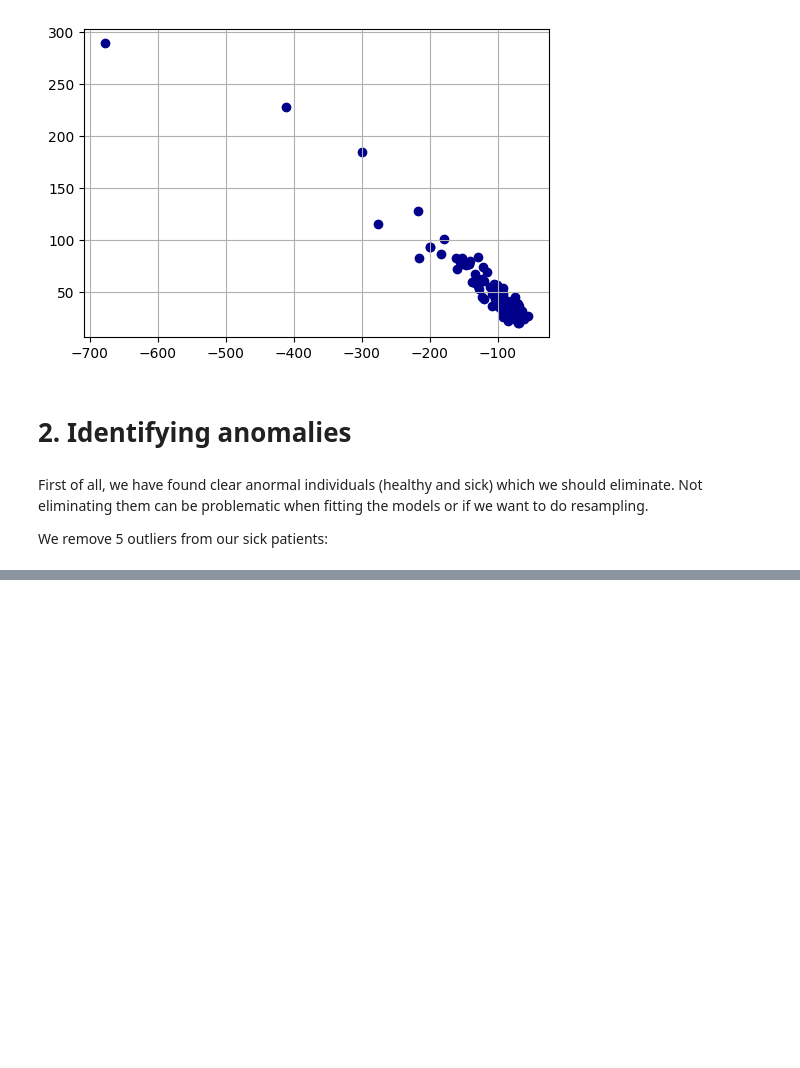
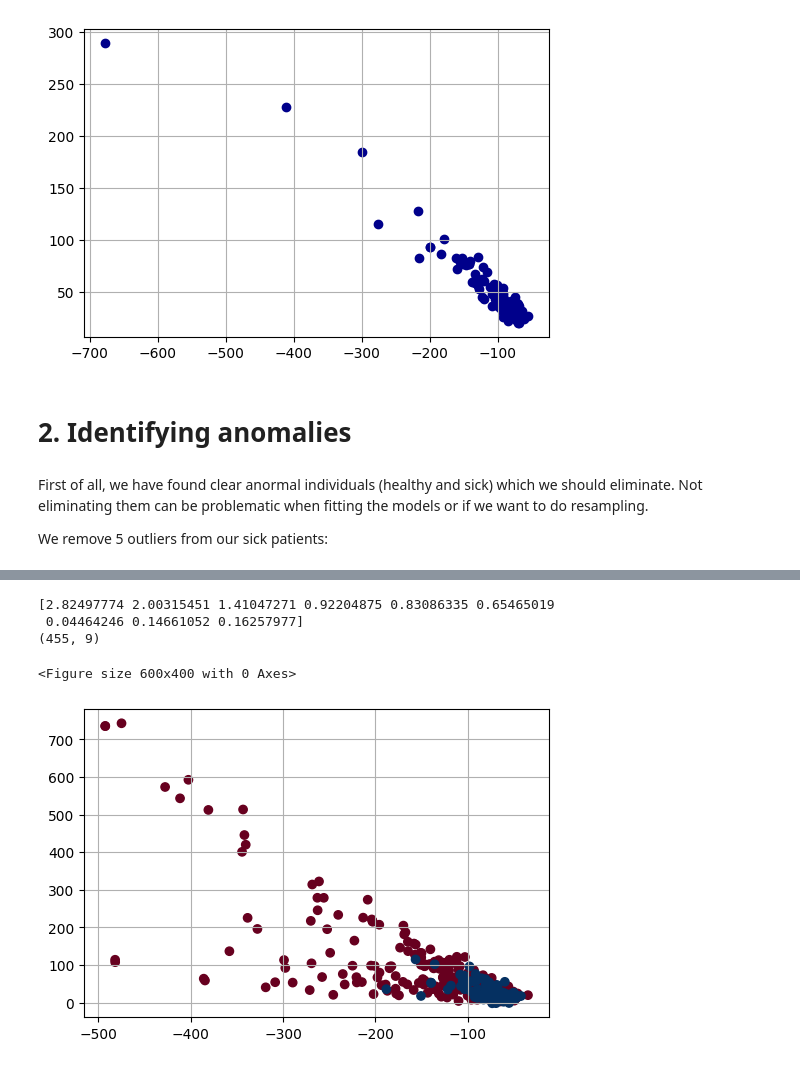
Before and after one commit to SrChen6/AA1-Competition, a Jupyter notebook: preprocessing-v2.ipynb, the cells around one changed output, grey strips where cells are left out. Saved outputs shown, nothing was run; the diff lists cells and outputs as text; code cells hidden in the pictures; blank space fills up the shorter version.

```diff
--- a/preprocessing-v2.ipynb
+++ b/preprocessing-v2.ipynb
@@ -156,6 +156,7 @@ healthy_data = raw_data[raw_data['Target'] == 1]
 sick_data = sick_data[sick_pca.loc[:, 0] <= 600]
 healthy_data = healthy_data[healthy_pca.loc[:, 1] <= 150]
 
-data_v1 = pd.concat([sick_data, healthy_data], axis = 1)
+data_v1 = pd.concat([sick_data, healthy_data], axis = 0)
 data_v1.shape
+data_v1.describe()
 # %% [output]
@@ -163,17 +173,23 @@ data_v1.shape
 # %%
-numdata_v1 = data.drop(columns = ["Female", "Target"])
-corr = raw_numdata.corr()
+numdata_v1 = data_v1.drop(columns = ["Female", "Target"])
+corr = numdata_v1.corr()
 
 eigs, U = np.linalg.eig(corr)
-X_pca = raw_numdata @ U
+X_pca = numdata_v1 @ U
 
 print(eigs)
 print(X_pca.shape)
 
 x = X_pca.loc[:, 0]
 y = X_pca.loc[:, 1]
 z = X_pca.loc[:, 2]
 
 plt.figure(figsize = (6, 4))
-_ = plt.scatter(x = x, y = y, c = raw_data['Target'], cmap = "RdBu")
+_ = plt.scatter(x = x, y = y, c = data_v1['Target'], cmap = "RdBu")
 _ = plt.grid()
+# %% [output]
+[2.82497774 2.00315451 1.41047271 0.92204875 0.83086335 0.65465019
+ 0.04464246 0.14661052 0.16257977]
+(455, 9)
+<Figure size 600x400 with 0 Axes>
+[figure, added]
```
Also changed, not shown: parts of 2 cells of this notebook, 2 other files.
